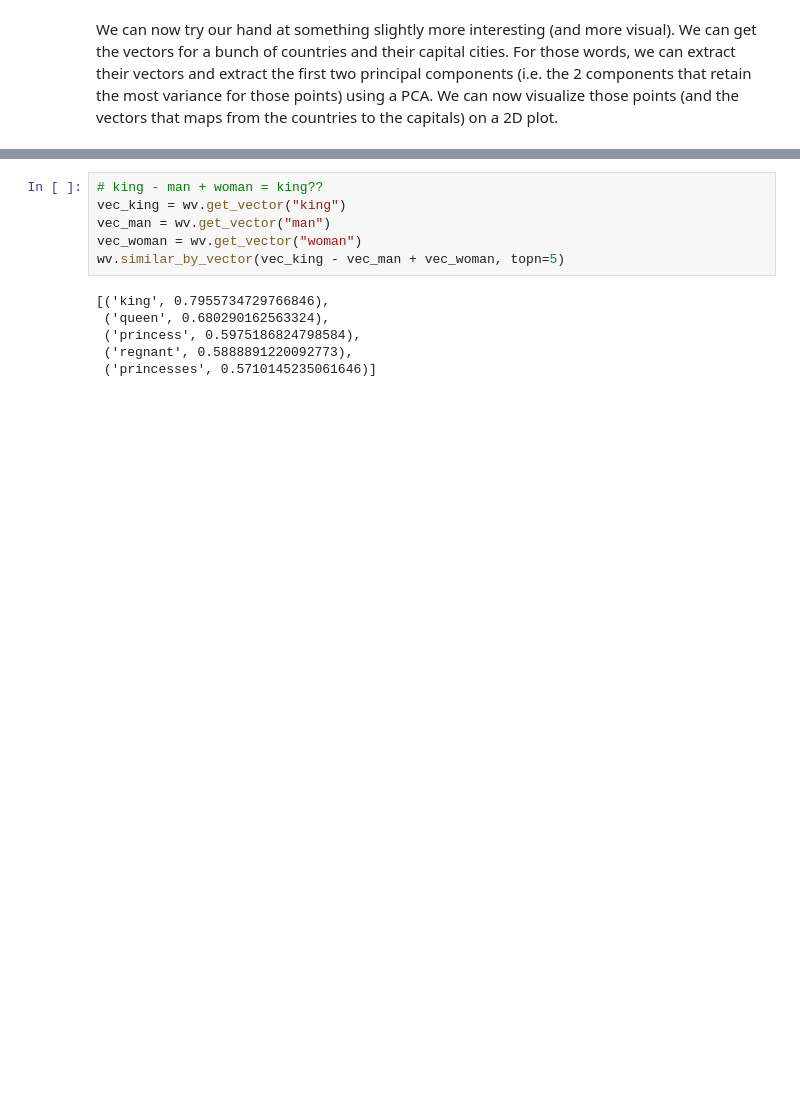
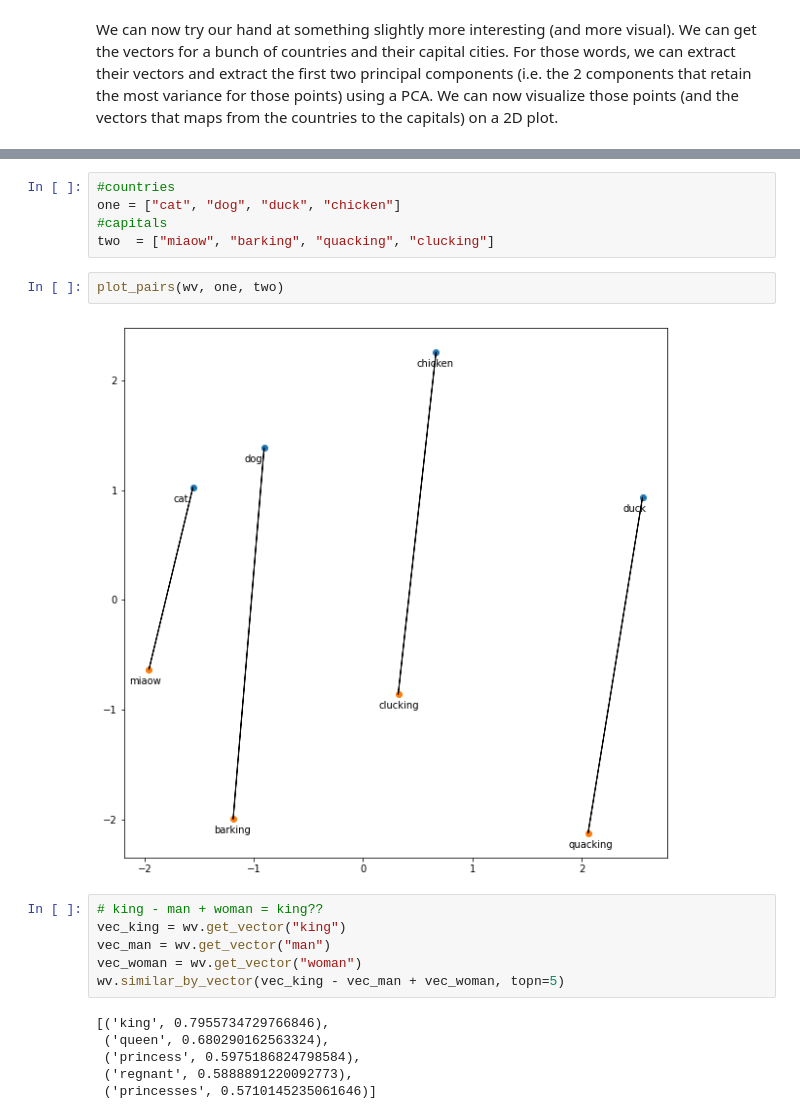
Before and after one commit to castorgit/Language_Modelling, a Jupyter notebook: EMBEDDINGS/word_embeddings_demo.ipynb, the cells around one changed output, grey strips where cells are left out. Cells and saved outputs as stored; diff of their text form; blank space fills up the shorter version.

```diff
--- a/EMBEDDINGS/word_embeddings_demo.ipynb
+++ b/EMBEDDINGS/word_embeddings_demo.ipynb
@@ -149,3 +210,12 @@ Finally, let's conclude with what is probably the most famous example of word2ve
+# %%
+#countries
+one = ["cat", "dog", "duck", "chicken"]
+#capitals
+two  = ["miaow", "barking", "quacking", "clucking"]
+# %%
+plot_pairs(wv, one, two)
+# %% [output]
+[figure, added]
 # %%
 # king - man + woman = king??
 vec_king = wv.get_vector("king")
```
Also changed, not shown: parts of 25 cells of this notebook.
